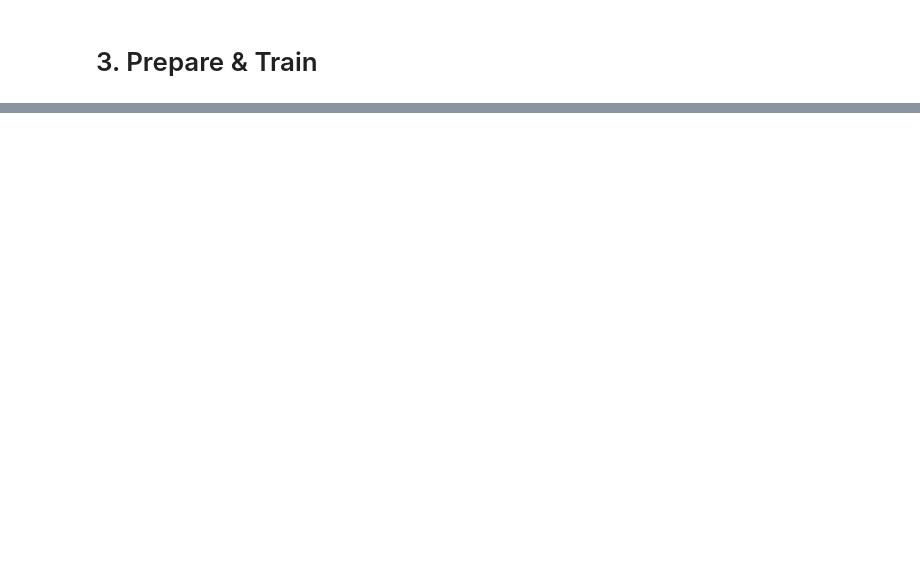
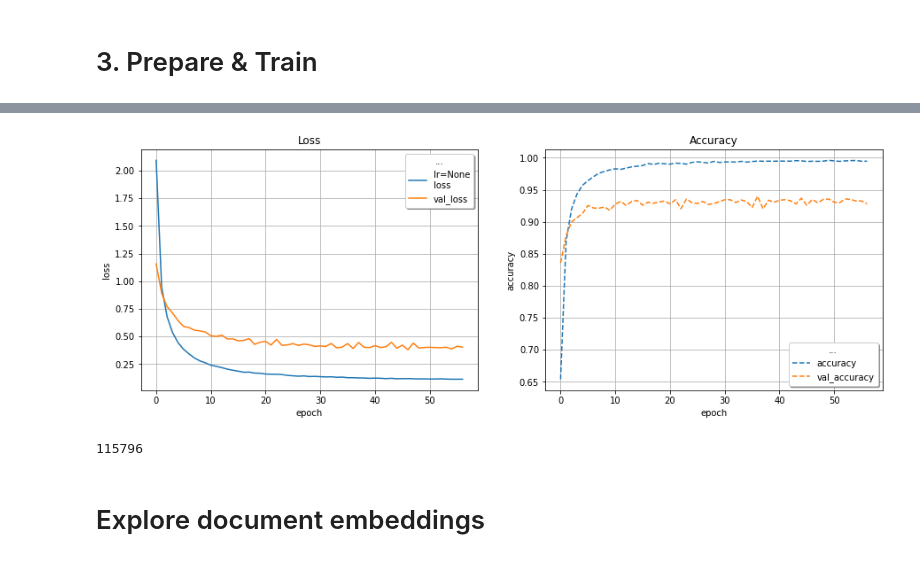
Before and after one commit to VirtualRoyalty/Text-level-GCN, a Jupyter notebook: pipeline/main-research.ipynb, the cells around one changed output, grey strips where cells are left out. Cells and saved outputs as stored; diff of their text form; code cells hidden in the pictures; blank space fills up the shorter version.

```diff
--- a/pipeline/main-research.ipynb
+++ b/pipeline/main-research.ipynb
@@ -78,3 +138,6 @@ VOCAB SIZE: 2637
+# %%
+putils = imp.reload(putils)
+pretrained_weights, oov_lst = putils.get_pretrained_weights(emb_model, vocab_terms, oov_weights_init='random')
 # %% [markdown]
 ## 2.2. Build text-network
 # %%
@@ -188,28 +271,35 @@ import model.gcn as model_gcn
 model_gcn = imp.reload(model_gcn)
 # %%
+plot_losses = putils.PlotLosses()
 MODEL_TYPE = 'GCN'
+NUM_CLASSES =  train_spektral.n_labels
+PMI = False
+wtype = None #'GloVE'
+PRETRAINED = False
+# pretrained_weights =None
+
 params = {
           'MAX_NODES': MAX_NODES,
           'VOCAB_SIZE': len(vocab_terms),
-          'EMB_SIZE': 200,
-          'NUM_CLASSES': 1, # train_spektral.n_labels,
+          'EMB_SIZE': 300,
+          'NUM_CLASSES': NUM_CLASSES,
           'FIRST_CONV_SIZE': 200,
           'FIRST_CONV_ACTIVATION': 'relu',
           'DROPOUT_RATE': 0.55,
-          'L2_RATE': 0.05,
+          'L2_RATE': 0.005,
           'LR': 1e-3,
           'LR_FIRST_UPDATE': 5,
           'LR_UPDATE_PER': 10,
-          'PRETRAINED': False,
-          'PRETRAINED_EMB': '1',#wtype,
+          'PRETRAINED': PRETRAINED,
+          'PRETRAINED_EMB': wtype,
           'POOLING': 'GlobalSum',
-          'WINDOW_SIZE': 3, #WINDOW_SIZE,
+          'WINDOW_SIZE': WINDOW_SIZE,
           'EPOCH': 100,
           'BATCH_SIZE': 32,
           'MASTER_NODE': MASTER_NODE,
           'CONV_TYPE': MODEL_TYPE,
           'BATCH_NORM': False,
-          'PMI': 1, #PMI,
+          'PMI': PMI,
           'MIN_TF': MIN_TF,
           'MAX_TF': MAX_TF,
           }
@@ -219,8 +309,8 @@ print(NAME)
 # elif MODEL_TYPE == 'GCN':
 #     model = GCN(**params)
 
-model = model_gcn.GCN(**params)
+model = model_gcn.GCN(#pretrained_weights=pretrained_weights,
+                      **params)
 params['MODEL_PARAMS'] = model.model.count_params()
 params['LAYERS'] = [layer.name for layer in model.model.layers]
 params
-model_gcn.GCN()
@@ -227,20 +352,24 @@ model_gcn.GCN()
 # %%
-neptune.create_experiment(NAME, params=params)
+import tensorflow
+# neptune.create_experiment(NAME, params=params, tags=['FINAL'])
 
 train_loader = BatchLoader(train_spektral, batch_size=params['BATCH_SIZE'])
 test_loader = BatchLoader(test_spektral, batch_size=params['BATCH_SIZE'])
-lr_scheduler = keras.callbacks.LearningRateScheduler(model.scheduler)
+lr_scheduler = tensorflow.keras.callbacks.LearningRateScheduler(model.scheduler)
 early_stop = tf.keras.callbacks.EarlyStopping(monitor='val_loss', patience=10)
 
 model.model.fit(train_loader.load(),
                     validation_data=test_loader,
                     validation_steps=test_loader.steps_per_epoch,
                     steps_per_epoch=train_loader.steps_per_epoch,
                     epochs=params['EPOCH'],
                     callbacks=[plot_losses, lr_scheduler, early_stop,
-                               NeptuneMonitor()
+                            #    NeptuneMonitor()
                                ],
                     verbose=0
           )
-neptune.stop()
+# neptune.stop()
 gc.collect()
+# %% [output]
+[figure, added]
+115796
@@ -246,0 +388,2 @@ gc.collect()
+# %% [markdown]
+# Explore document embeddings
```
Also changed, not shown: parts of 42 cells of this notebook.
